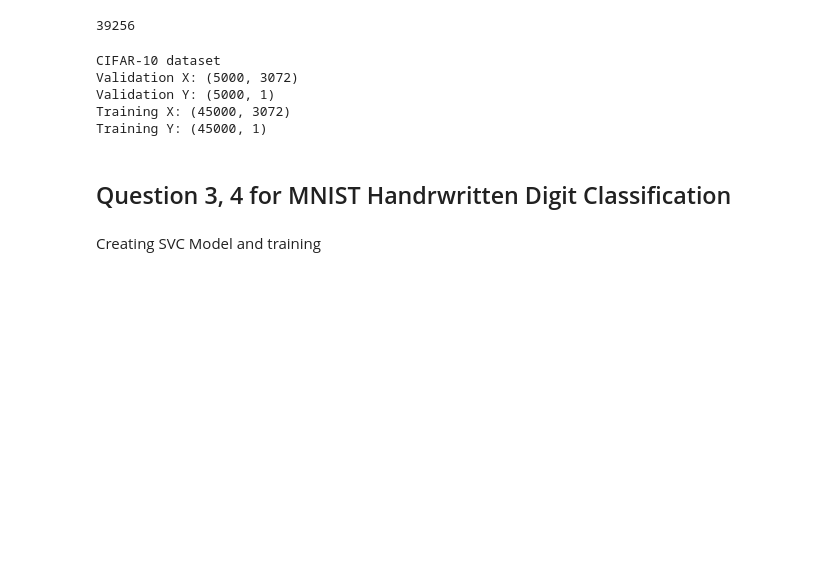
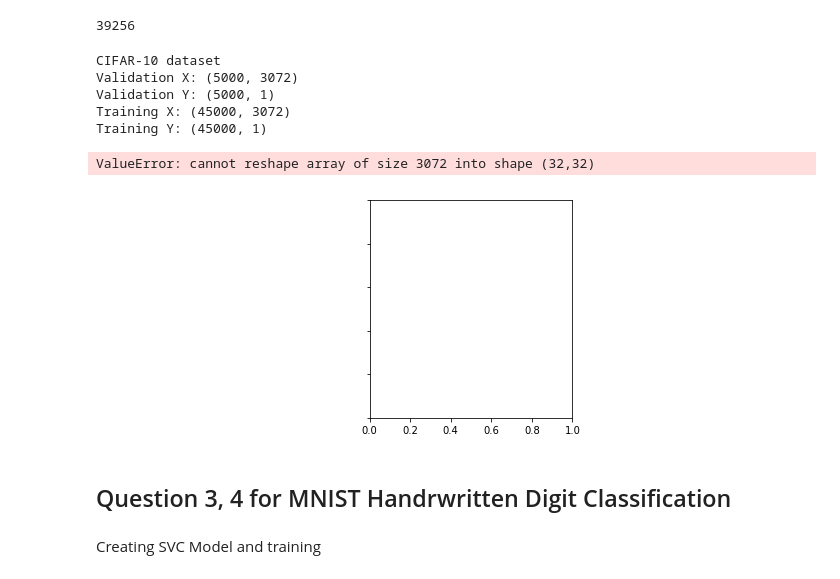
Before and after one commit to aatifjiwani/cs189, a Jupyter notebook: sckit_SVM/hw1_code.ipynb, the cells around one changed output. Saved outputs shown, nothing was run; the diff lists cells and outputs as text; code cells hidden in the pictures; blank space fills up the shorter version.

```diff
--- a/sckit_SVM/hw1_code.ipynb
+++ b/sckit_SVM/hw1_code.ipynb
@@ -128,6 +130,15 @@ Validation X: (5000, 3072)
 Validation Y: (5000, 1)
 Training X: (45000, 3072)
 Training Y: (45000, 1)
+# %%
+fig, (ax1, ax2) = plt.subplots(1, 2, figsize=(8, 4), sharex=True, sharey=True)
+
+ax1.axis('off')
+ax1.imshow(cifar_validation_x[0,:].reshape(32,32), cmap=plt.cm.gray)
+ax1.set_title('Input image')
+# %% [output]
+ValueError: cannot reshape array of size 3072 into shape (32,32)
+[figure, added]
 # %% [markdown]
 ## Question 3, 4 for MNIST Handrwritten Digit Classification
 # %% [markdown]
```
Also changed, not shown: parts of 3 cells of this notebook, 1 other file.
